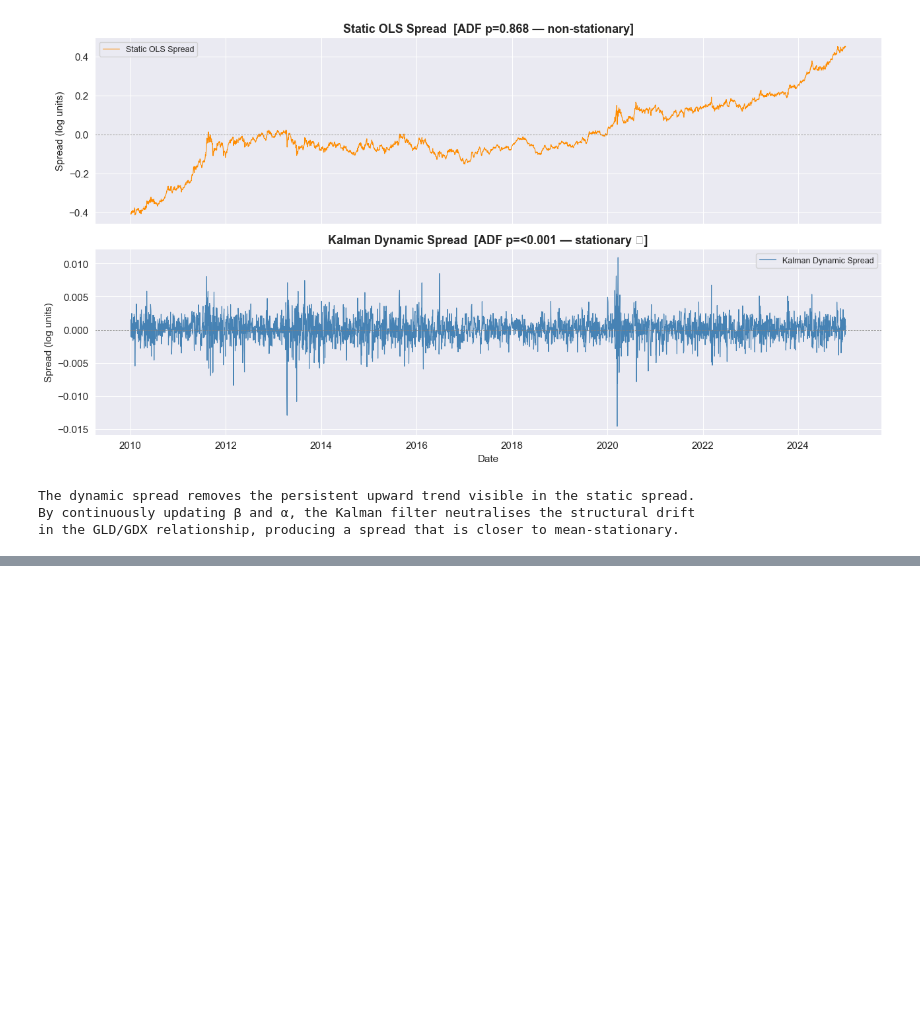
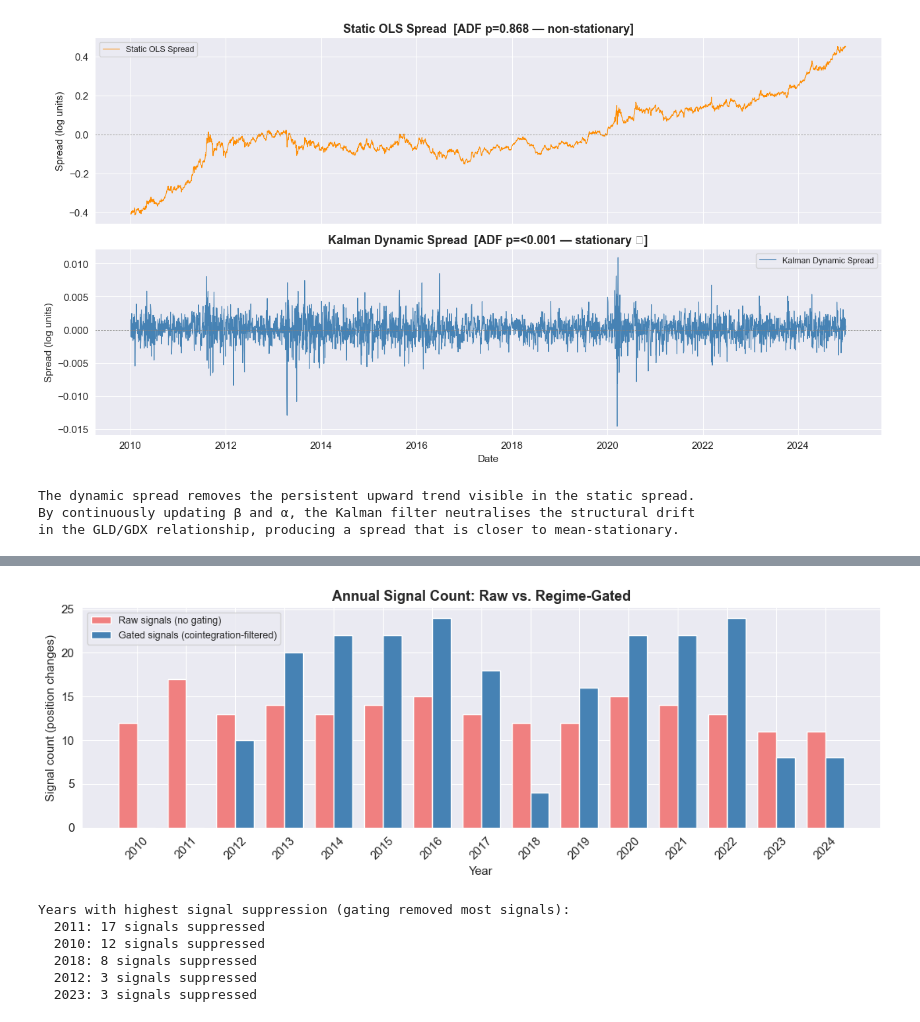
Before and after one commit to abhikapu6/quantProject, a Jupyter notebook: notebook.ipynb, the cells around one changed output, grey strips where cells are left out. Drawn from its saved outputs; the diff is of its cells as text; code cells hidden in the pictures; blank space fills up the shorter version.

```diff
--- a/notebook.ipynb
+++ b/notebook.ipynb
@@ -1334,0 +1535,40 @@ in the GLD/GDX relationship, producing a spread that is closer to mean-stationar
+# %%
+# --- Plot 3: Annual signal count (gated vs raw) ---
+# Shows that fewer signals fire in the non-cointegrated years (2022–2024).
+
+raw_entries  = pd.Series(0, index=df.index)
+raw_entries[raw_signal != 0] = 1
+gated_entries = pd.Series(0, index=df.index)
+gated_entries[pos_changes != 0] = 1
+
+raw_by_year   = raw_entries.resample('YE').sum()
+gated_by_year = gated_entries.resample('YE').sum()
+years = raw_by_year.index.year
+
+fig, ax = plt.subplots(figsize=(11, 4))
+x = np.arange(len(years))
+width = 0.38
+ax.bar(x - width/2, raw_by_year.values,   width, color='lightcoral', label='Raw signals (no gating)')
+ax.bar(x + width/2, gated_by_year.values, width, color='steelblue',  label='Gated signals (cointegration-filtered)')
+ax.set_xticks(x)
+ax.set_xticklabels(years, rotation=45)
+ax.set_xlabel('Year')
+ax.set_ylabel('Signal count (position changes)')
+ax.set_title('Annual Signal Count: Raw vs. Regime-Gated', fontweight='bold')
+ax.legend(fontsize=9)
+plt.tight_layout()
+plt.savefig('data/plot_signal_count_by_year.png', dpi=150)
+plt.show()
+
+print("Years with highest signal suppression (gating removed most signals):")
+suppression = raw_by_year - gated_by_year
+for yr, n in suppression.sort_values(ascending=False).head(5).items():
+    print(f"  {yr.year}: {int(n)} signals suppressed")
+# %% [output]
+[figure, added]
+Years with highest signal suppression (gating removed most signals):
+  2011: 17 signals suppressed
+  2010: 12 signals suppressed
+  2018: 8 signals suppressed
+  2012: 3 signals suppressed
+  2023: 3 signals suppressed
```
Also changed, not shown: parts of 9 cells of this notebook, 16 other files.
